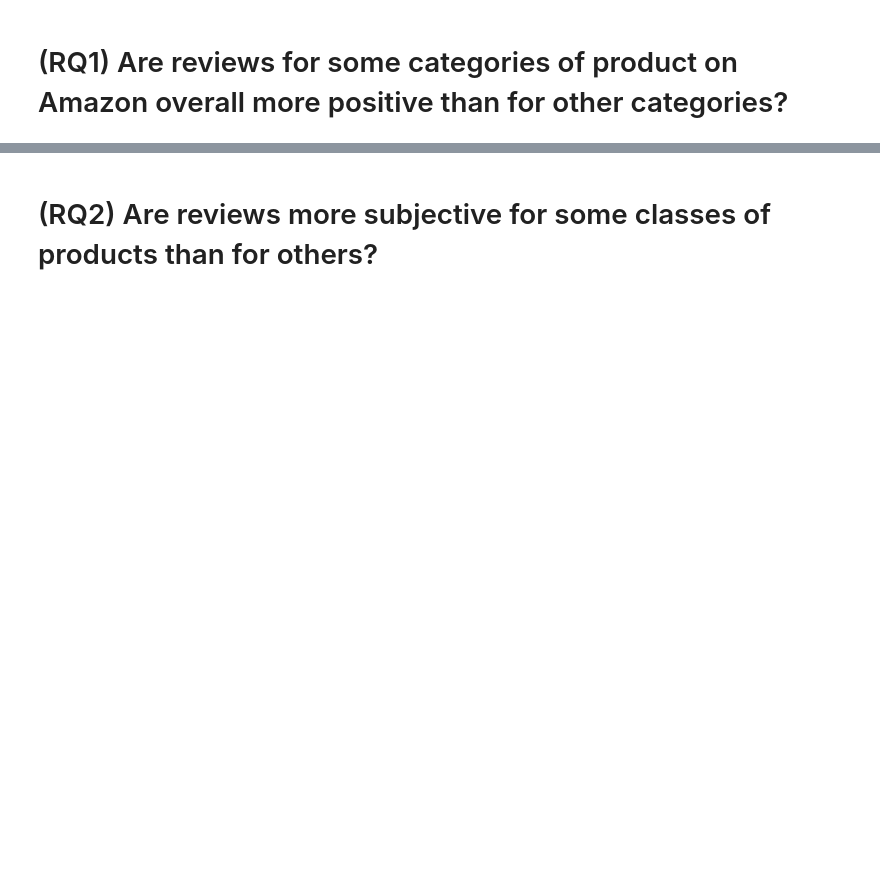
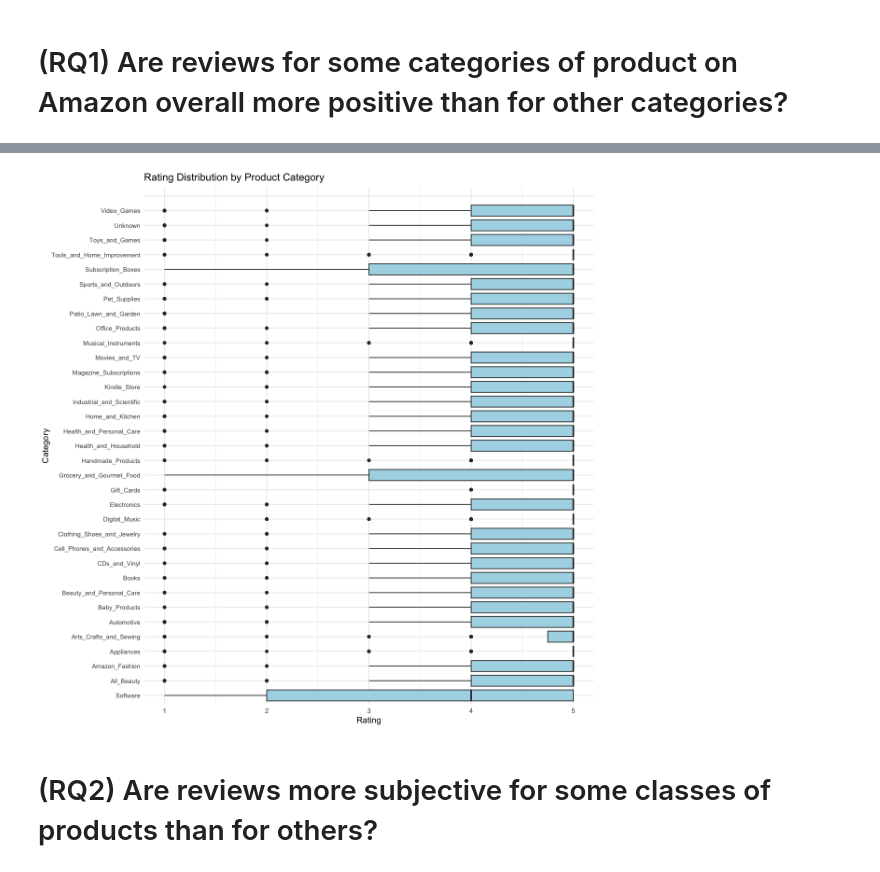
Before and after one commit to sueszli/amazeballs, a Jupyter notebook: docs/tmp.ipynb, the cells around one changed output, grey strips where cells are left out. Cells and saved outputs as stored; diff of their text form; code cells hidden in the pictures; blank space fills up the shorter version.

```diff
--- a/docs/tmp.ipynb
+++ b/docs/tmp.ipynb
@@ -106,2 +160,12 @@ Warning message:
 # %% [markdown]
 # (RQ1) Are reviews for some categories of product on Amazon overall more positive than for other categories?
+# %%
+options(repr.plot.width=10, repr.plot.height=10)
+
+ggplot(df, aes(x = reorder(category, rating, median), y = rating)) +
+    geom_boxplot(fill = "lightblue") +
+    coord_flip() +
+    theme_minimal() +
+    labs(title = "Rating Distribution by Product Category", x = "Category", y = "Rating") +
+    theme(axis.text.y = element_text(size = 8))
+# %% [output]
@@ -108,2 +174,3 @@ Warning message:
+[figure, added]
 # %% [markdown]
 # (RQ2) Are reviews more subjective for some classes of products than for others?
```
Also changed, not shown: parts of 6 cells of this notebook.
